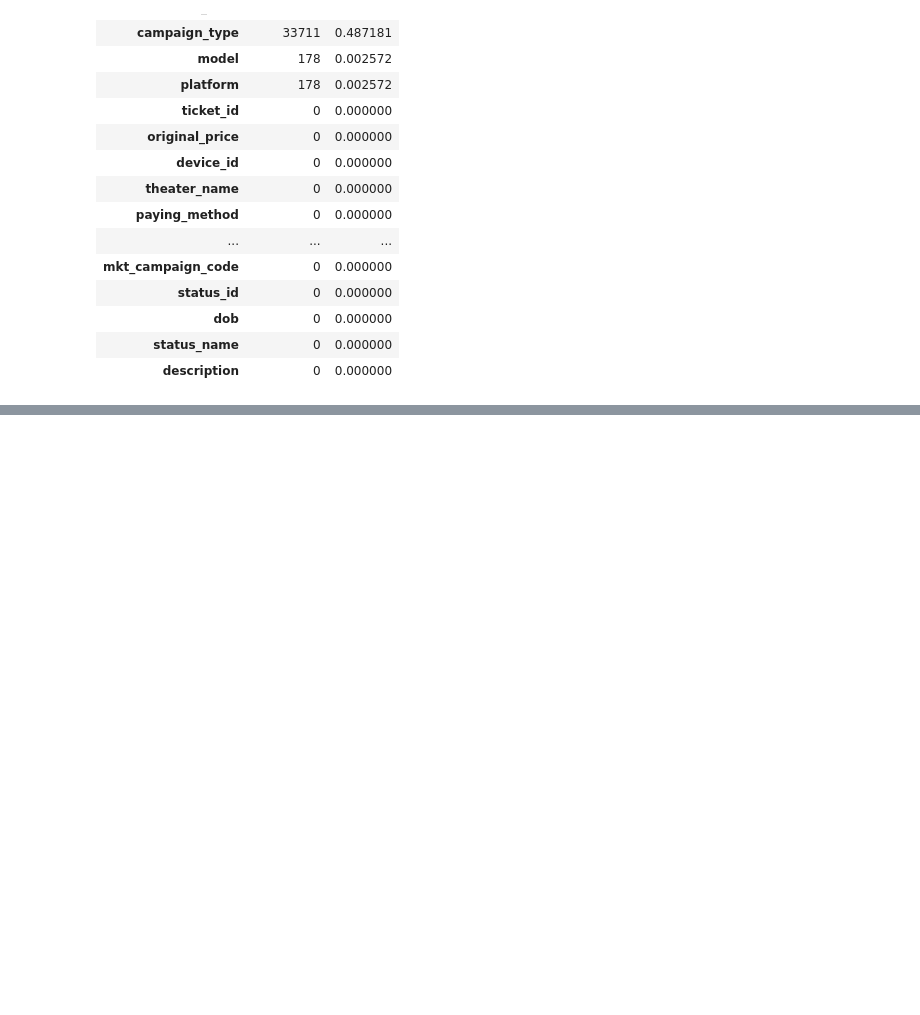
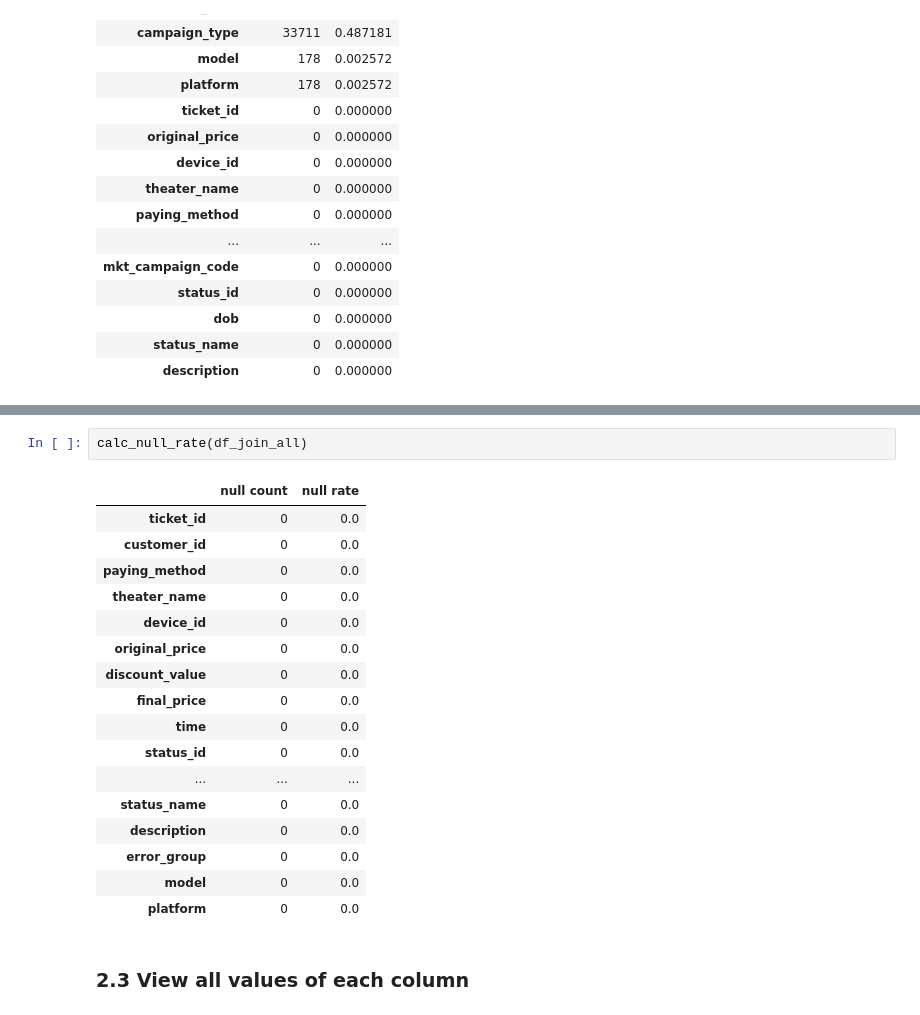
Before and after one commit to DucD0610/HOYTS-Cinema-Ticket-Sales-Analysis, a Jupyter notebook: Capstone project/captone project.ipynb, the cells around one changed output, grey strips where cells are left out. Drawn from its saved outputs; the diff is of its cells as text; blank space fills up the shorter version.

```diff
--- a/Capstone project/captone project.ipynb
+++ b/Capstone project/captone project.ipynb
@@ -369,0 +379,22 @@ df_join_all[df_join_all['error_group'].notnull()]
+# %%
+calc_null_rate(df_join_all)
+# %% [output]
+|  | null count | null rate |
+| ticket_id | 0 | 0.0 |
+| customer_id | 0 | 0.0 |
+| paying_method | 0 | 0.0 |
+| theater_name | 0 | 0.0 |
+| device_id | 0 | 0.0 |
+| original_price | 0 | 0.0 |
+| discount_value | 0 | 0.0 |
+| final_price | 0 | 0.0 |
+| time | 0 | 0.0 |
+| status_id | 0 | 0.0 |
+| ... | ... | ... |
+| status_name | 0 | 0.0 |
+| description | 0 | 0.0 |
+| error_group | 0 | 0.0 |
+| model | 0 | 0.0 |
+| platform | 0 | 0.0 |
+# %% [markdown]
+### 2.3 View all values  of each column
```
Also changed, not shown: parts of 8 cells of this notebook.
